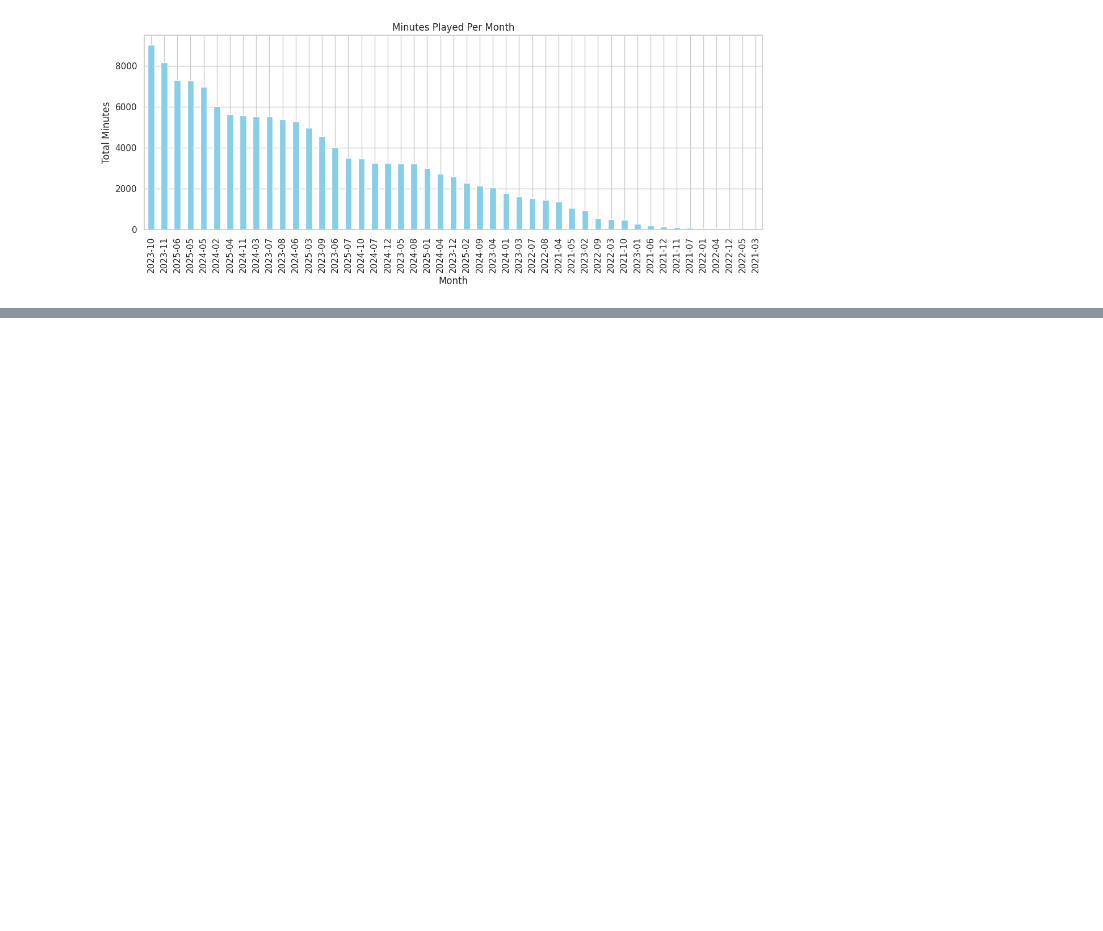
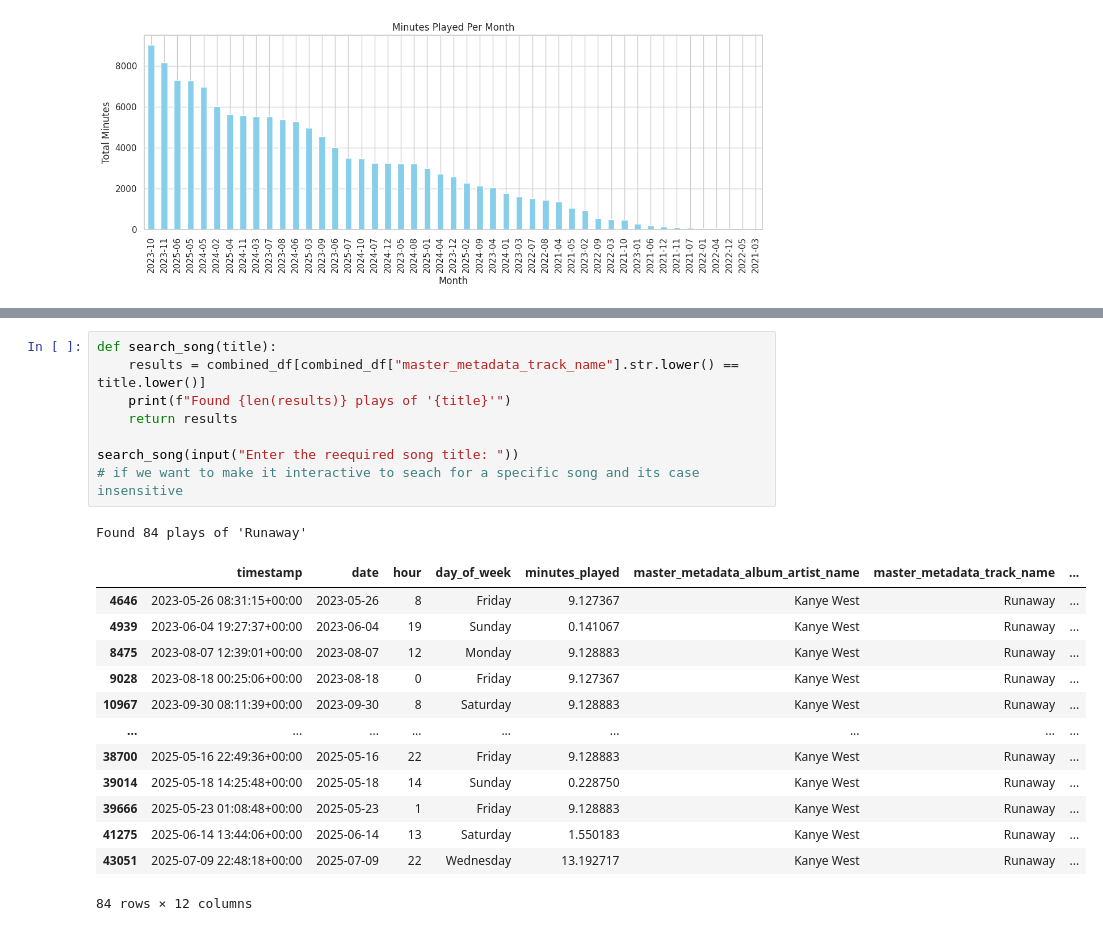
Before and after one commit to elvert19/spoti_stats, a Jupyter notebook: spotiy.ipynb, the cells around one changed output, grey strips where cells are left out. Saved outputs shown, nothing was run; the diff lists cells and outputs as text; blank space fills up the shorter version.

```diff
--- a/spotiy.ipynb
+++ b/spotiy.ipynb
@@ -595,0 +650,23 @@ plt.show()
+# %%
+def search_song(title):
+    results = combined_df[combined_df["master_metadata_track_name"].str.lower() == title.lower()]
+    print(f"Found {len(results)} plays of '{title}'")
+    return results
+
+search_song(input("Enter the reequired song title: "))
+# if we want to make it interactive to seach for a specific song and its case insensitive
+# %% [output]
+Found 84 plays of 'Runaway'
+|  | timestamp | date | hour | day_of_week | minutes_played | master_metadata_album_artist_name | master_metadata_track_name | ... |
+| 4646 | 2023-05-26 08:31:15+00:00 | 2023-05-26 | 8 | Friday | 9.127367 | Kanye West | Runaway | ... |
+| 4939 | 2023-06-04 19:27:37+00:00 | 2023-06-04 | 19 | Sunday | 0.141067 | Kanye West | Runaway | ... |
+| 8475 | 2023-08-07 12:39:01+00:00 | 2023-08-07 | 12 | Monday | 9.128883 | Kanye West | Runaway | ... |
+| 9028 | 2023-08-18 00:25:06+00:00 | 2023-08-18 | 0 | Friday | 9.127367 | Kanye West | Runaway | ... |
+| 10967 | 2023-09-30 08:11:39+00:00 | 2023-09-30 | 8 | Saturday | 9.128883 | Kanye West | Runaway | ... |
+| ... | ... | ... | ... | ... | ... | ... | ... | ... |
+| 38700 | 2025-05-16 22:49:36+00:00 | 2025-05-16 | 22 | Friday | 9.128883 | Kanye West | Runaway | ... |
+| 39014 | 2025-05-18 14:25:48+00:00 | 2025-05-18 | 14 | Sunday | 0.228750 | Kanye West | Runaway | ... |
+| 39666 | 2025-05-23 01:08:48+00:00 | 2025-05-23 | 1 | Friday | 9.128883 | Kanye West | Runaway | ... |
+| 41275 | 2025-06-14 13:44:06+00:00 | 2025-06-14 | 13 | Saturday | 1.550183 | Kanye West | Runaway | ... |
+| 43051 | 2025-07-09 22:48:18+00:00 | 2025-07-09 | 22 | Wednesday | 13.192717 | Kanye West | Runaway | ... |
+84 rows × 12 columns
```
Also changed, not shown: parts of 11 cells of this notebook.
